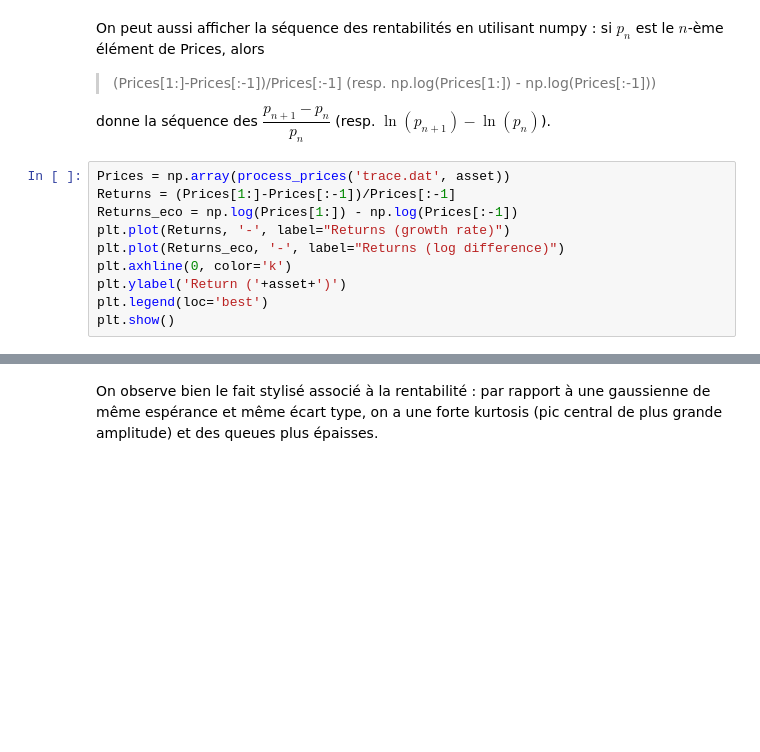
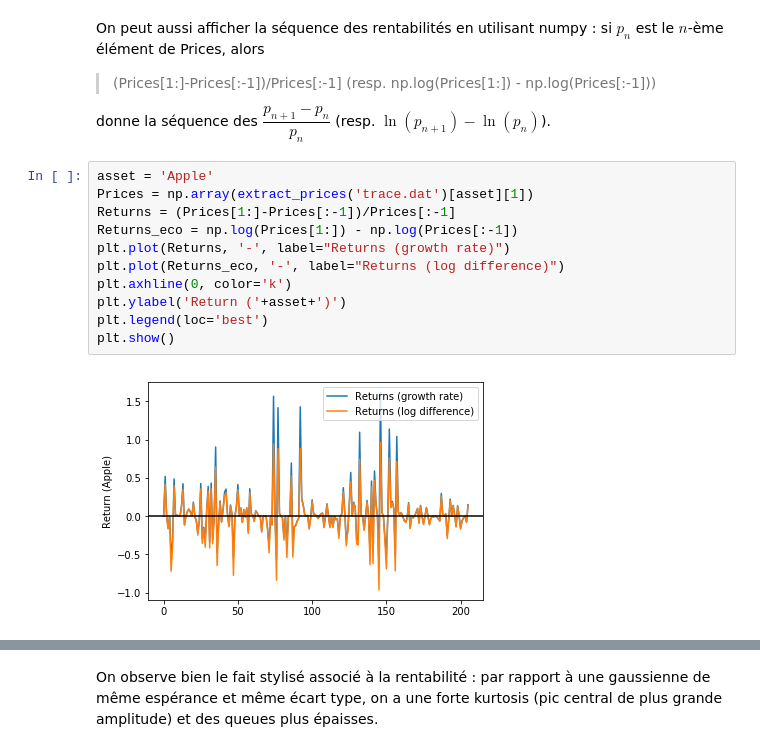
Before and after one commit to cristal-smac/atomPython, a Jupyter notebook: Atom.ipynb, the cells around one changed output, grey strips where cells are left out. Cells and saved outputs as stored; diff of their text form; blank space fills up the shorter version.

```diff
--- a/Atom.ipynb
+++ b/Atom.ipynb
@@ -262,12 +244,15 @@ On peut aussi afficher la séquence des rentabilités en utilisant numpy : si $p
 
 donne la séquence des $\dfrac{p_{n+1}-p_n}{p_n}$ (resp. $\ln(p_{n+1})-\ln(p_n)$).
 # %%
-Prices = np.array(process_prices('trace.dat', asset))
+asset = 'Apple'
+Prices = np.array(extract_prices('trace.dat')[asset][1])
 Returns = (Prices[1:]-Prices[:-1])/Prices[:-1]
 Returns_eco = np.log(Prices[1:]) - np.log(Prices[:-1])
 plt.plot(Returns, '-', label="Returns (growth rate)")
 plt.plot(Returns_eco, '-', label="Returns (log difference)")
 plt.axhline(0, color='k')
 plt.ylabel('Return ('+asset+')')
 plt.legend(loc='best')
 plt.show()
+# %% [output]
+[figure, added]
```
Also changed, not shown: parts of 26 cells of this notebook, 5 other files.
